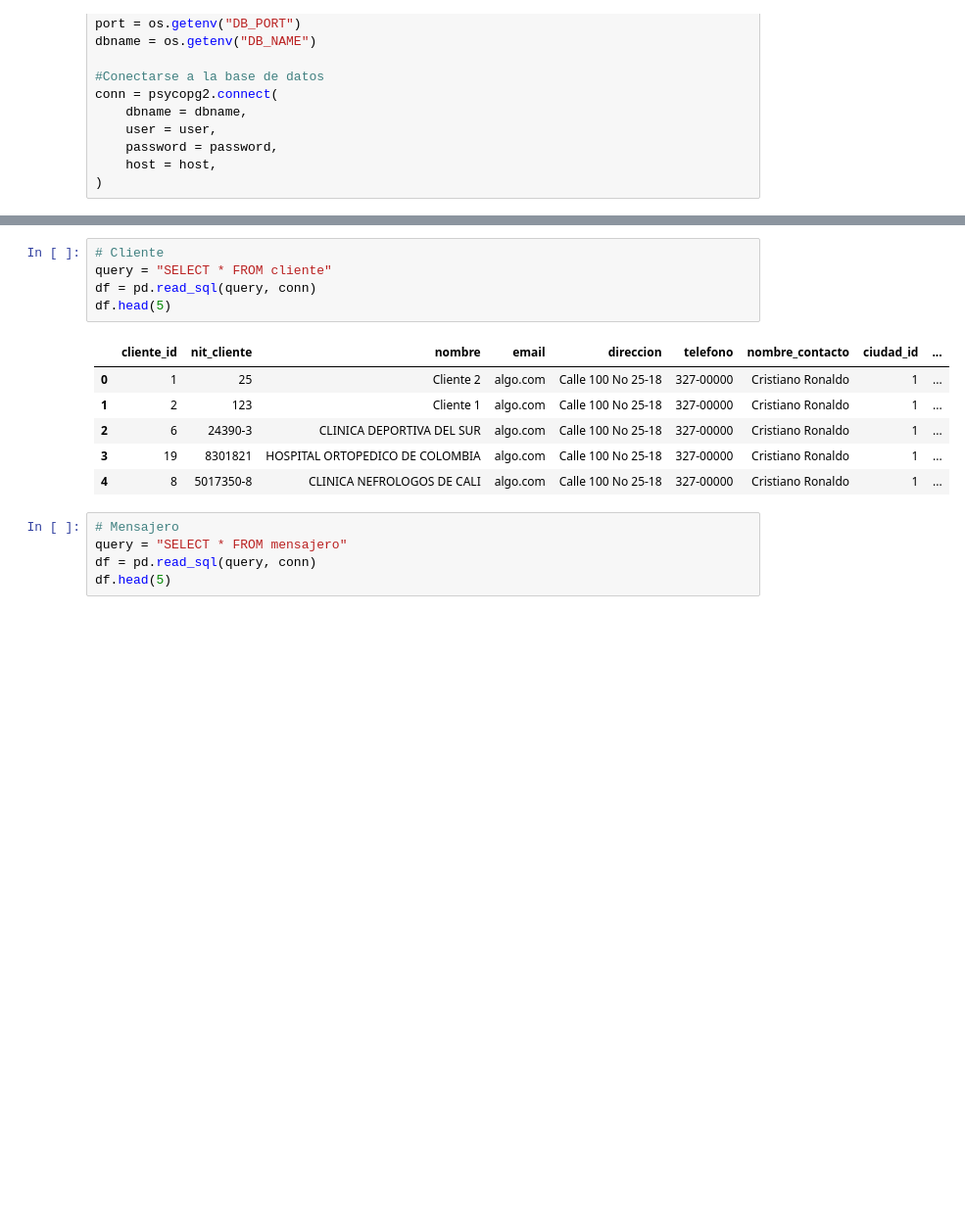
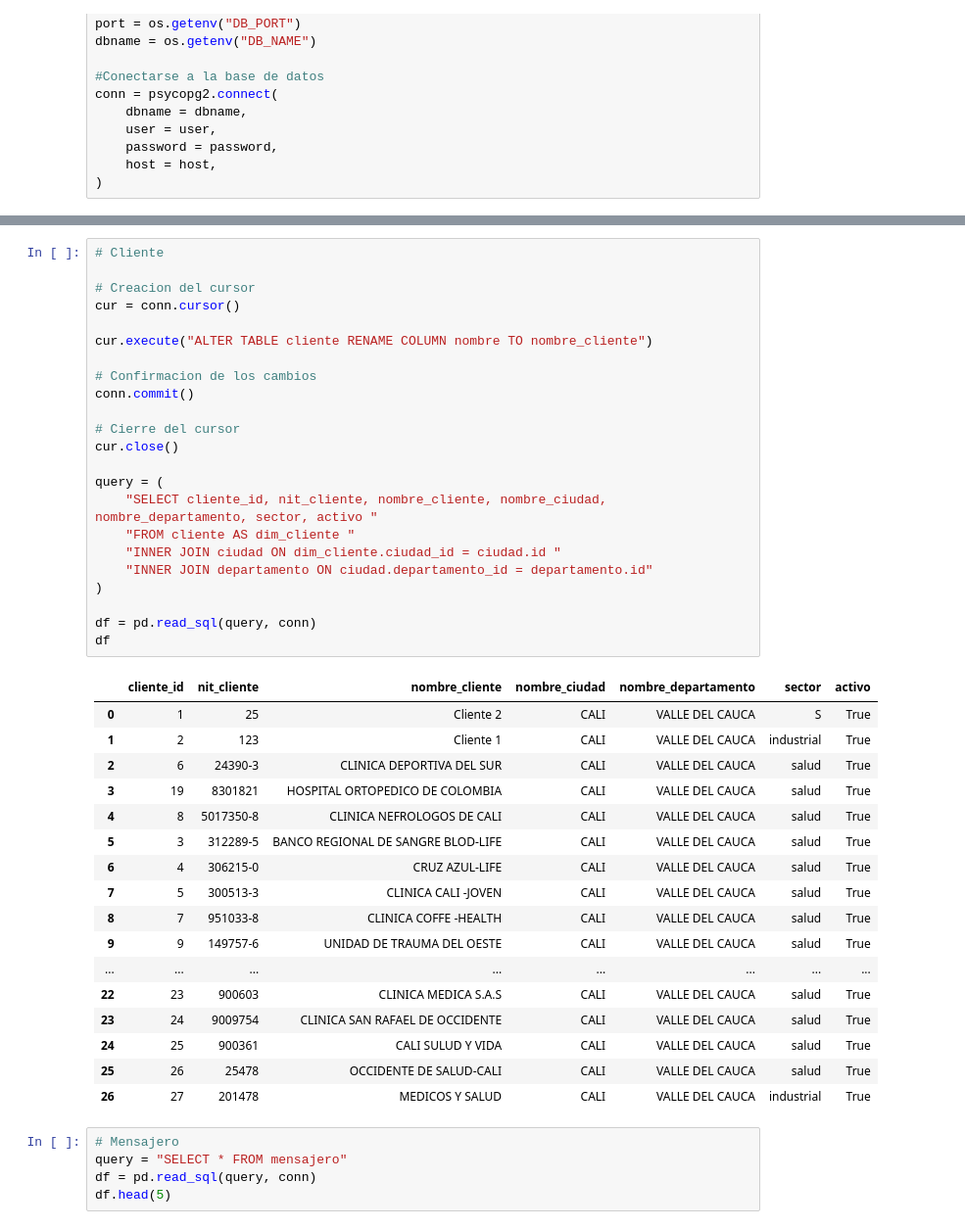
Before and after one commit to AndresIsCoding/Proyecto-ciencia-de-datos, a Jupyter notebook: ETL.ipynb, the cells around one changed output, grey strips where cells are left out. Shown at 98% size. Cells and saved outputs as stored; diff of their text form; blank space fills up the shorter version.

```diff
--- a/ETL.ipynb
+++ b/ETL.ipynb
@@ -53,15 +115,44 @@ df.head(5)
 # %%
 # Cliente
-query = "SELECT * FROM cliente"
+
+# Creacion del cursor
+cur = conn.cursor()
+
+cur.execute("ALTER TABLE cliente RENAME COLUMN nombre TO nombre_cliente")
+
+# Confirmacion de los cambios
+conn.commit()
+
+# Cierre del cursor
+cur.close()
+
+query = (
+    "SELECT cliente_id, nit_cliente, nombre_cliente, nombre_ciudad, nombre_departamento, sector, activo "
+    "FROM cliente AS dim_cliente "
+    "INNER JOIN ciudad ON dim_cliente.ciudad_id = ciudad.id "
+    "INNER JOIN departamento ON ciudad.departamento_id = departamento.id"
+)
+
 df = pd.read_sql(query, conn)
-df.head(5)
+df
 # %% [output]
-|  | cliente_id | nit_cliente | nombre | email | direccion | telefono | nombre_contacto | ciudad_id | ... |
-| 0 | 1 | 25 | Cliente 2 | algo.com | Calle 100 No 25-18 | 327-00000 | Cristiano Ronaldo | 1 | ... |
-| 1 | 2 | 123 | Cliente 1 | algo.com | Calle 100 No 25-18 | 327-00000 | Cristiano Ronaldo | 1 | ... |
-| 2 | 6 | 24390-3 | CLINICA DEPORTIVA DEL SUR | algo.com | Calle 100 No 25-18 | 327-00000 | Cristiano Ronaldo | 1 | ... |
-| 3 | 19 | 8301821 | HOSPITAL ORTOPEDICO DE COLOMBIA | algo.com | Calle 100 No 25-18 | 327-00000 | Cristiano Ronaldo | 1 | ... |
-| 4 | 8 | 5017350-8 | CLINICA NEFROLOGOS DE CALI | algo.com | Calle 100 No 25-18 | 327-00000 | Cristiano Ronaldo | 1 | ... |
+|  | cliente_id | nit_cliente | nombre_cliente | nombre_ciudad | nombre_departamento | sector | activo |
+| 0 | 1 | 25 | Cliente 2 | CALI | VALLE DEL CAUCA | S | True |
+| 1 | 2 | 123 | Cliente 1 | CALI | VALLE DEL CAUCA | industrial | True |
+| 2 | 6 | 24390-3 | CLINICA DEPORTIVA DEL SUR | CALI | VALLE DEL CAUCA | salud | True |
+| 3 | 19 | 8301821 | HOSPITAL ORTOPEDICO DE COLOMBIA | CALI | VALLE DEL CAUCA | salud | True |
+| 4 | 8 | 5017350-8 | CLINICA NEFROLOGOS DE CALI | CALI | VALLE DEL CAUCA | salud | True |
+| 5 | 3 | 312289-5 | BANCO REGIONAL DE SANGRE BLOD-LIFE | CALI | VALLE DEL CAUCA | salud | True |
+| 6 | 4 | 306215-0 | CRUZ AZUL-LIFE | CALI | VALLE DEL CAUCA | salud | True |
+| 7 | 5 | 300513-3 | CLINICA CALI -JOVEN | CALI | VALLE DEL CAUCA | salud | True |
+| 8 | 7 | 951033-8 | CLINICA COFFE -HEALTH | CALI | VALLE DEL CAUCA | salud | True |
+| 9 | 9 | 149757-6 | UNIDAD DE TRAUMA DEL OESTE | CALI | VALLE DEL CAUCA | salud | True |
+| ... | ... | ... | ... | ... | ... | ... | ... |
+| 22 | 23 | 900603 | CLINICA MEDICA S.A.S | CALI | VALLE DEL CAUCA | salud | True |
+| 23 | 24 | 9009754 | CLINICA SAN RAFAEL DE OCCIDENTE | CALI | VALLE DEL CAUCA | salud | True |
+| 24 | 25 | 900361 | CALI SULUD Y VIDA | CALI | VALLE DEL CAUCA | salud | True |
+| 25 | 26 | 25478 | OCCIDENTE DE SALUD-CALI | CALI | VALLE DEL CAUCA | salud | True |
+| 26 | 27 | 201478 | MEDICOS Y SALUD | CALI | VALLE DEL CAUCA | industrial | True |
 # %%
 # Mensajero
 query = "SELECT * FROM mensajero"
```
Also changed, not shown: parts of 5 cells of this notebook, 1 other file.
